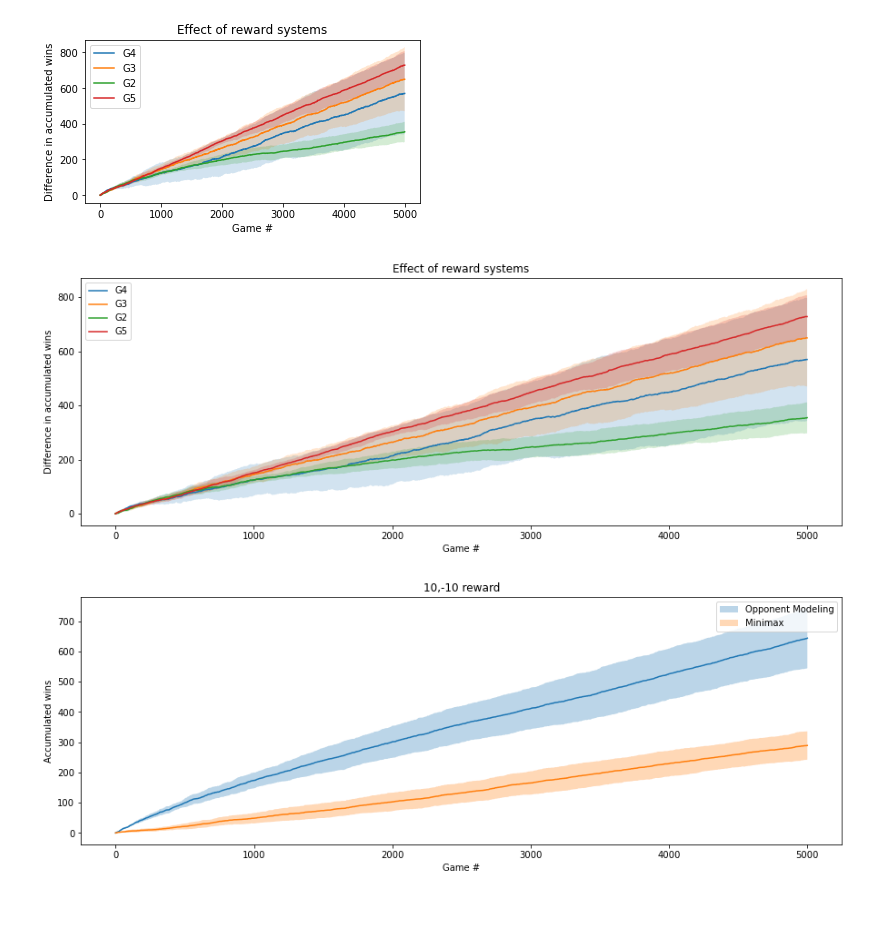
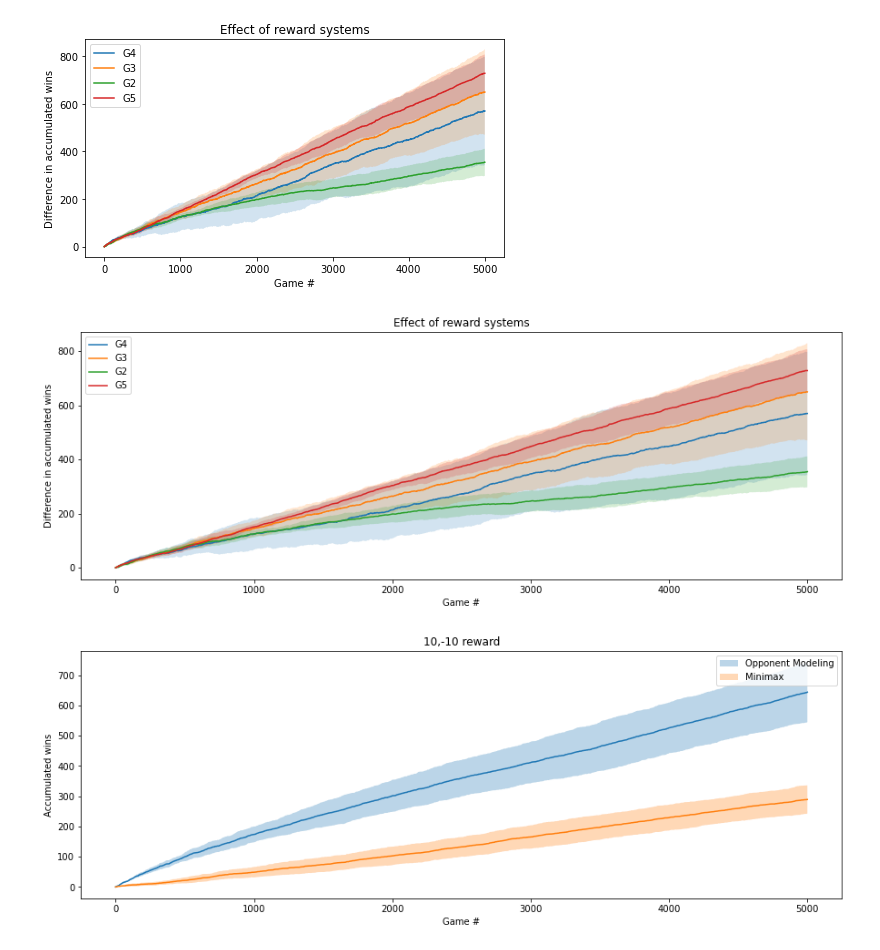
Before and after one commit to mikayla-anne/Honours-Research, a Jupyter notebook: final graphs/diffrewards/Untitled.ipynb, the cells around one changed output. Cells and saved outputs as stored; diff of their text form; code cells hidden in the pictures; blank space fills up the shorter version.

```diff
--- a/final graphs/diffrewards/Untitled.ipynb
+++ b/final graphs/diffrewards/Untitled.ipynb
@@ -21,7 +21,7 @@ error4 = df_diff['me_std']
 
 x = df10_10.index
 
-plt.figure(figsize = (3*2,1*3))
+plt.figure(figsize = (3*2.5,1*4))
 plt.plot(x,y3, label = 'G4')
 plt.fill_between(x,y3-error3, y3+error3, alpha = 0.2)
 plt.plot(x,y2, label = 'G3')
@@ -33,34 +33,34 @@ plt.fill_between(x,y4-error4, y4+error4, alpha = 0.2)
 plt.title('Effect of reward systems')
 plt.xlabel('Game #')
 plt.ylabel('Difference in accumulated wins')
 plt.legend()
 plt.savefig('diff_re1.png')
 plt.show()
 
 plt.figure(figsize = (3*5,1*5))
 plt.plot(x,y3, label = 'G4')
 plt.fill_between(x,y3-error3, y3+error3, alpha = 0.2)
 plt.plot(x,y2, label = 'G3')
 plt.fill_between(x,y2-error2, y2+error2, alpha = 0.2)
 plt.plot(x,y1, label = 'G2')
 plt.fill_between(x,y1-error1, y1+error1, alpha = 0.2 )
 plt.plot(x,y4, label = 'G5')
 plt.fill_between(x,y4-error4, y4+error4, alpha = 0.2)
 plt.title('Effect of reward systems')
 plt.xlabel('Game #')
 plt.ylabel('Difference in accumulated wins')
 plt.legend()
 plt.savefig('diff_re2.png')
 plt.show()
 
 
 # re1 = df10_10.tail(1)
 # dif
 # re2 = df10_10_1.tail(1)
 # re3 = df10_10_1_1.tail(1)
 # re4 = df_diff.tail(1)
 # %% [output]
-[figure, old version]
+[figure, new version]
 [figure]
 # %%
 def plot(x,y,error,y1,error1,y2,error2,y3,error3):
```
Also changed, not shown: 42 other files.
